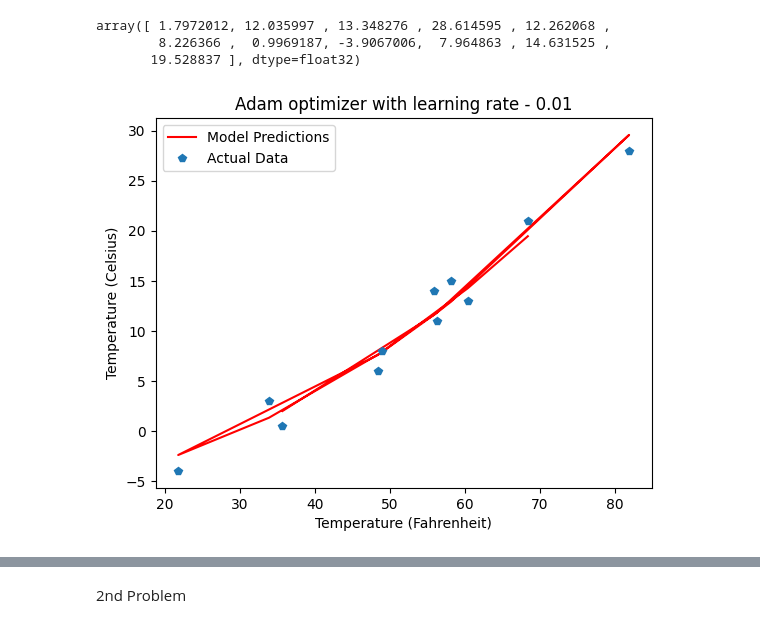
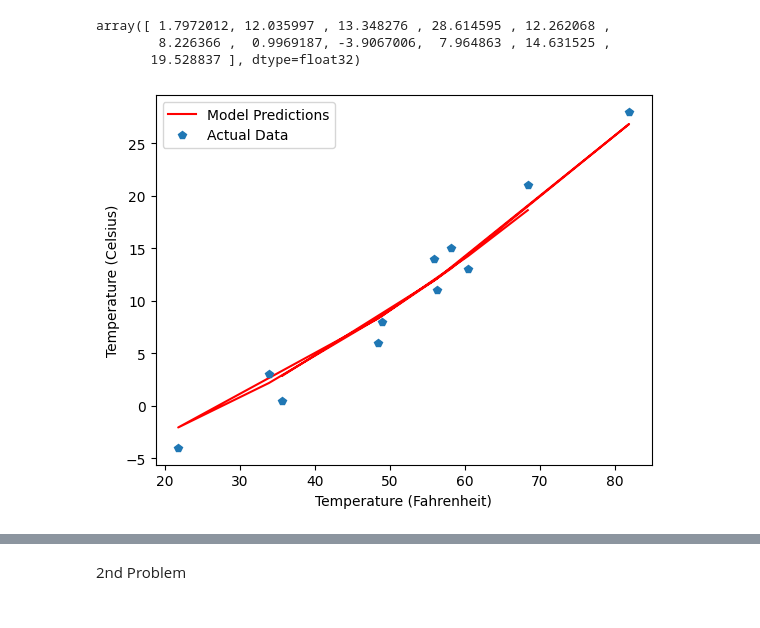
Before and after one commit to dhanush852/intro_to-ml, a Jupyter notebook: Homework_5.ipynb, the cells around one changed output, grey strips where cells are left out. Drawn from its saved outputs; the diff is of its cells as text; code cells hidden in the pictures.

```diff
--- a/Homework_5.ipynb
+++ b/Homework_5.ipynb
@@ -108,5 +108,5 @@ plt.show()
 # %%
-t_un = 0.1 * t_u
+t_un = 0.01 * t_u
 params = torch.tensor([1.0,1.0,0.0], requires_grad=True)
 learning_rate = 0.01
 optimizer = optim.Adam([params], lr = learning_rate)
@@ -145,23 +145,23 @@ array([ 1.7972012, 12.035997 , 13.348276 , 28.614595 , 12.262068 ,
 # %%
 t_p = model(t_un, *params)
 
 plt.figure()
 
 # Set labels for the axes
 plt.xlabel('Temperature (Fahrenheit)')
 plt.ylabel('Temperature (Celsius)')
 
 # Plot the nodel's predictions in peachpuff color
 plt.plot(t_u.numpy(), t_p.detach().numpy(), color='red', label='Model Predictions')
 
 # Plot the actual data as points
 plt.plot(t_u.numpy(), t_c.numpy(), 'p', label='Actual Data')
-plt.title("Adam optimizer with learning rate - 0.01")
+
 # Add a legend to the plot
 plt.legend()
 
 # Show the plot
 plt.show()
 # %% [output]
-[figure, old version]
+[figure, new version]
 # %%
```
Also changed, not shown: parts of 94 cells of this notebook.
